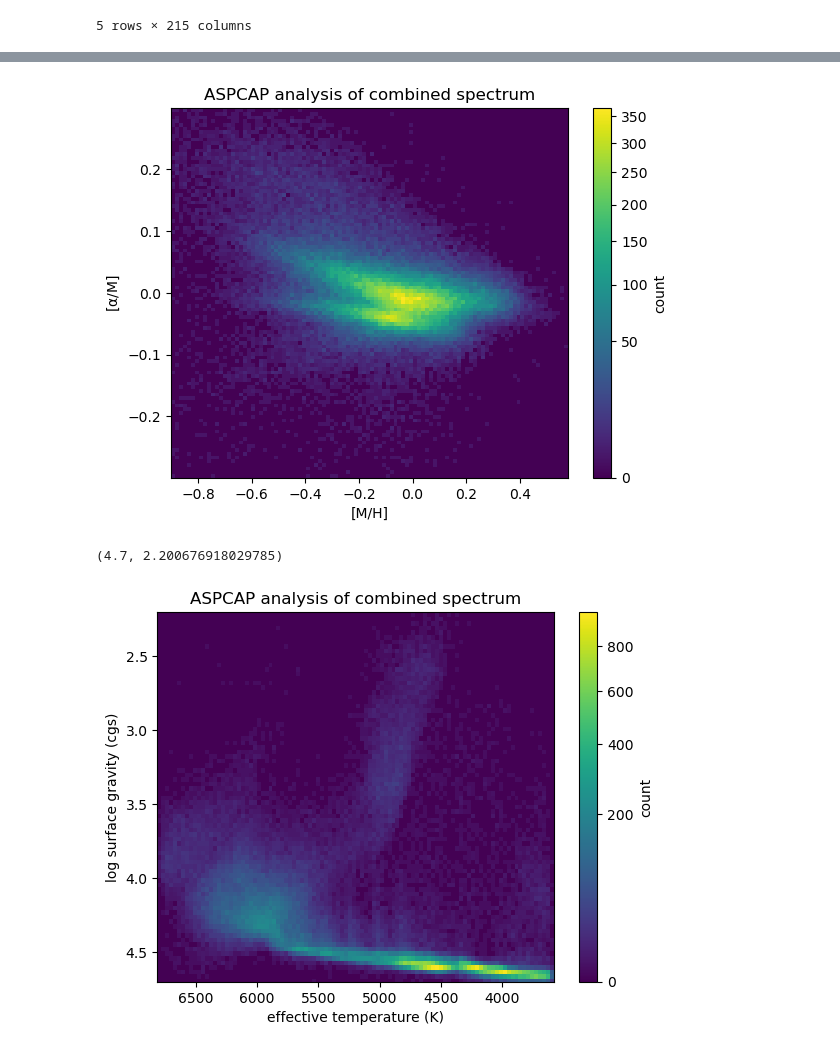
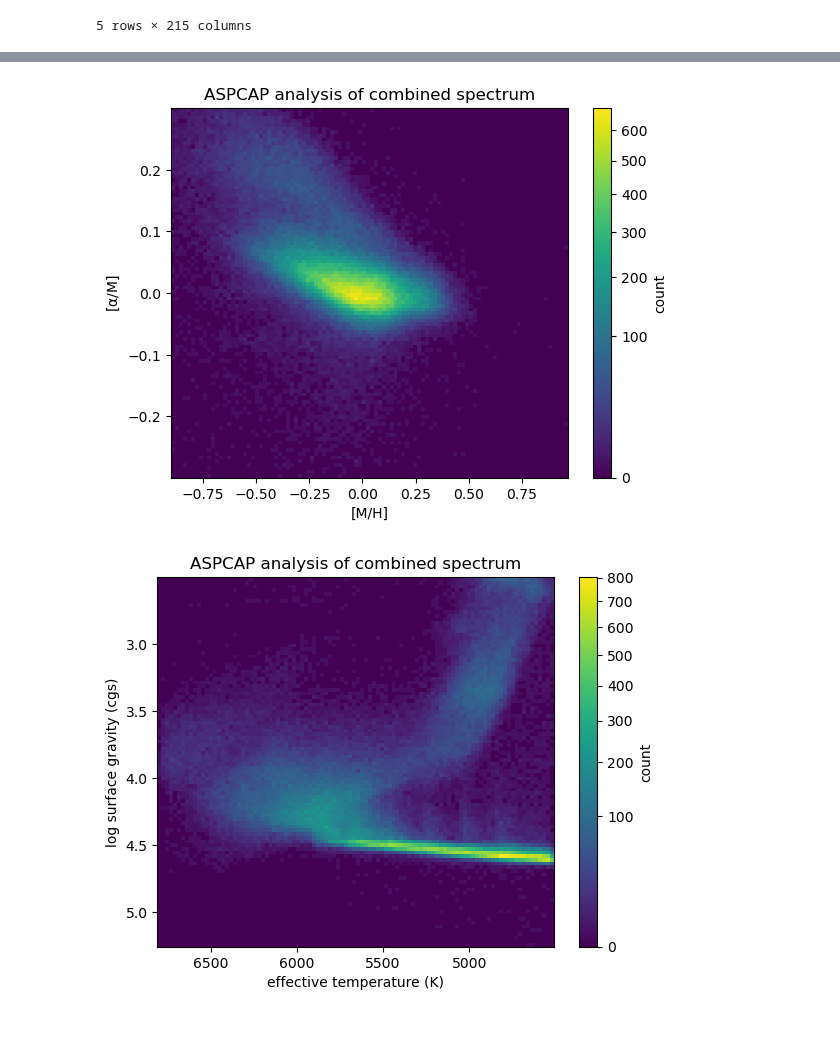
Before and after one commit to alexlyttle/stellar-emulator, a Jupyter notebook: notebook/apogee-dr17.ipynb, the cells around one changed output, grey strips where cells are left out. Saved outputs shown, nothing was run; the diff lists cells and outputs as text; code cells hidden in the pictures.

Commit message:
Look at Kiel diagram for prior and apogee data

```diff
--- a/notebook/apogee-dr17.ipynb
+++ b/notebook/apogee-dr17.ipynb
@@ -27,0 +27,12 @@ df["GAIAEDR3_PARALLAX_OVER_ERROR"] = df['GAIAEDR3_PARALLAX'] / df['GAIAEDR3_PARA
+# %%
+def any_bits_in_bitmask(bitmask, bits=None):
+    if bits is None:
+        bits = range(0, np.iinfo(bitmask).bits)
+    return any((bitmask & 1 << bit) > 0 for bit in bits)
+# %%
+# M_H_WARN, ALPHA_M_WARN, STAR_WARN, M_H_BAD, ALPHA_M_BAD, STAR_BAD, or MULTIPLE_SUSPECT
+# bits = [3, 4, 7, 19, 20, 23, 41]
+# M_H_BAD, ALPHA_M_BAD, STAR_BAD, or MULTIPLE_SUSPECT
+bits = [19, 20, 23, 41]
+flag = df['ASPCAPFLAG'].apply(any_bits_in_bitmask, args=(bits,))
+print(flag.sum(), 'stars flagged')
@@ -28,7 +41,13 @@ df["GAIAEDR3_PARALLAX_OVER_ERROR"] = df['GAIAEDR3_PARALLAX'] / df['GAIAEDR3_PARA
 # %%
 mask = (
-    (df['GAIAEDR3_PARALLAX'] > 2) & (df['GAIAEDR3_PARALLAX_OVER_ERROR'] > 5)
-    & (df["M_H"] > -0.9) & (df['ALPHA_M'] > -0.3) & (df['ALPHA_M'] < 0.3)
-    & (df['M_H_ERR'] < 0.05) & (df['ALPHA_M_ERR'] < 0.05)
-    & (df['LOGG'] > 2.2) & (df['LOGG_ERR'] < 0.1)
+    (df['GAIAEDR3_PARALLAX'] > 1) & (df['GAIAEDR3_PARALLAX_OVER_ERROR'] > 5)
+    & (df["M_H"] > -0.9)
+    & (df['ALPHA_M'] > -0.3) & (df['ALPHA_M'] < 0.3)
+    & (df['LOGG'] > 2.5)
+    & ~(
+        ((df['TEFF'] - df['TEFF_ERR']) < 4500.)
+#         & ((df['LOGG'] + df['LOGG_ERR']) > 4.2)
+    )
+    & ~flag
 )
+print(mask.sum(), 'stars selected')
@@ -52,18 +63,16 @@ ax.set_ylabel(r'$[\mathrm{\alpha/M}]$')
 ax.set_title('ASPCAP analysis of combined spectrum')
 fig.colorbar(im, label='count');
 # %% [output]
-[figure, old version]
+[figure, new version]
 # %%
 fig, ax = plt.subplots()
 
 *_, im = ax.hist2d(df.loc[mask, 'TEFF'], df.loc[mask, 'LOGG'], bins=100, norm=mcolors.PowerNorm(1/2))
 ax.invert_xaxis()
 ax.invert_yaxis()
 ax.set_xlabel('effective temperature (K)')
 ax.set_ylabel('log surface gravity (cgs)')
 ax.set_title('ASPCAP analysis of combined spectrum')
 fig.colorbar(im, label="count");
-ax.set_ylim(4.7)
 # %% [output]
-(4.7, 2.200676918029785)
-[figure, old version]
+[figure, new version]
```
Also changed, not shown: parts of 7 cells of this notebook.
